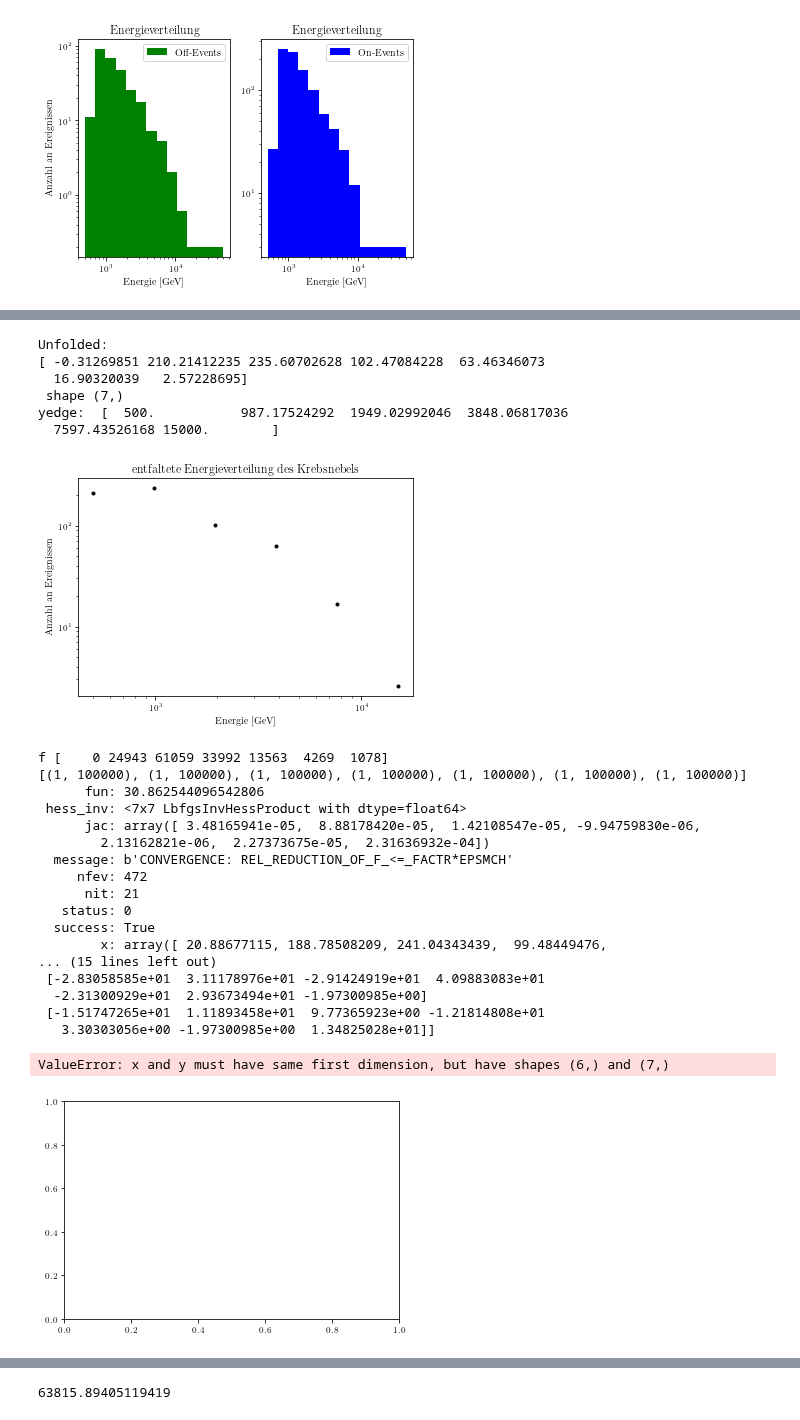
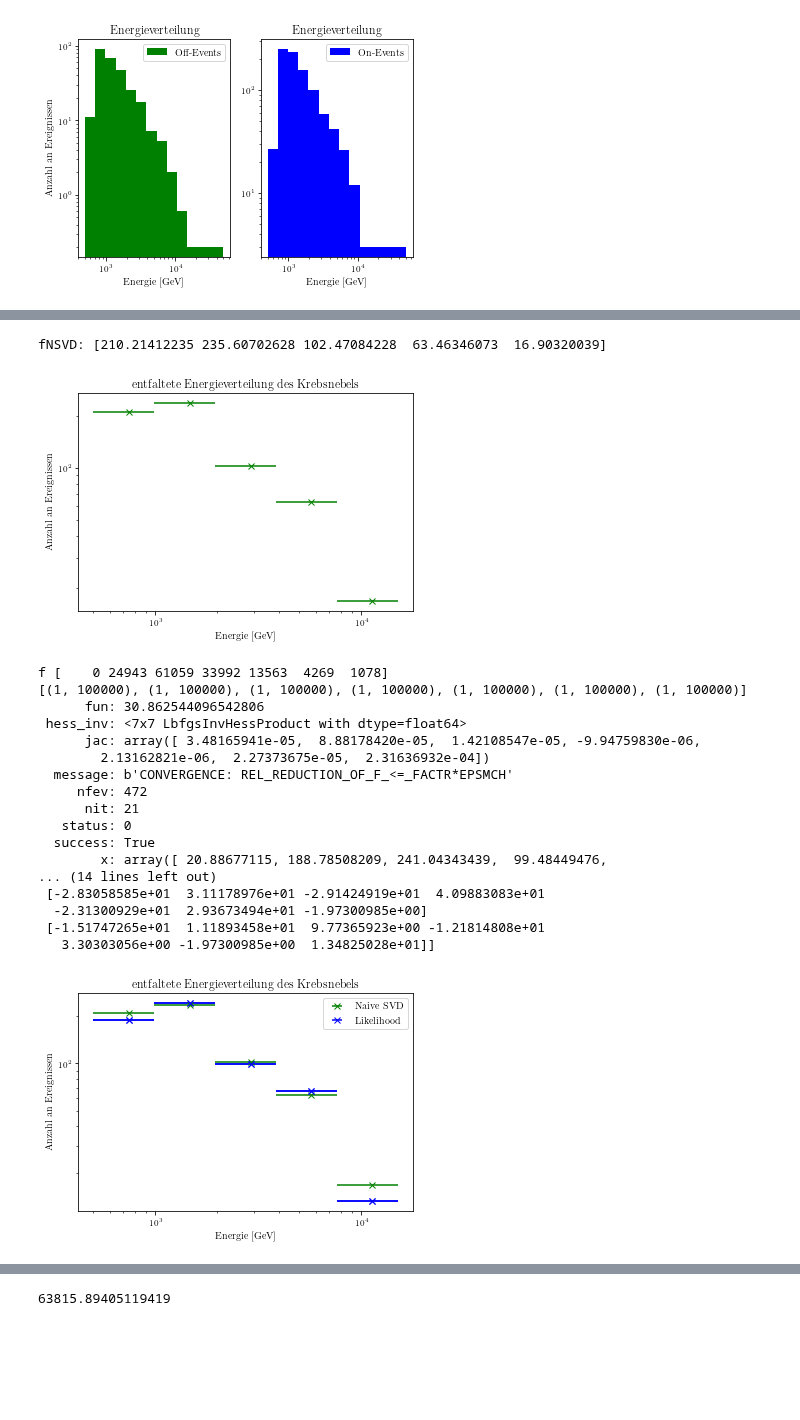
Before and after one commit to Ninilini/FP_Teilchen, a Jupyter notebook: FACT/plots/data_reading.ipynb, the cells around one changed output, grey strips where cells are left out. Cells and saved outputs as stored; diff of their text form; code cells hidden in the pictures; blank space fills up the shorter version.

```diff
--- a/FACT/plots/data_reading.ipynb
+++ b/FACT/plots/data_reading.ipynb
@@ -255,24 +254,22 @@ print(inv)
 # %%
 # Naive Entfaltung
 ev = g-b
-print('Unfolded: \n{}\n shape {}'.format(inv.dot(ev), np.shape(inv.dot(ev))))
-print('yedge: ', yedge[1:-1])
-plt.plot(yedge[1:-1], inv.dot(ev)[1:], 'k.')
+fNSVD = inv@ev
+fNSVD = fNSVD[1:-1]
+print('fNSVD:', fNSVD)
+xpos=[yedge[i]-(yedge[i] - yedge[i-1])/2 for i in range(1,len(yedge))]
+xpos=xpos[1:-1]
+xerr=[(yedge[i] - yedge[i-1])/2 for i in range(2,len(yedge)-1)]
+plt.errorbar(xpos, fNSVD, xerr=xerr, fmt='gx')
 plt.xscale('log')
 plt.yscale('log')
 plt.xlabel('Energie [GeV]')
 plt.ylabel('Anzahl an Ereignissen')
 plt.title('entfaltete Energieverteilung des Krebsnebels')
 plt.savefig('Entfaltung_1.pdf')
-fNSVD = inv@ev
 # %% [output]
-Unfolded:
-[ -0.31269851 210.21412235 235.60702628 102.47084228  63.46346073
-  16.90320039   2.57228695]
- shape (7,)
-yedge:  [  500.           987.17524292  1949.02992046  3848.06817036
-  7597.43526168 15000.        ]
+fNSVD: [210.21412235 235.60702628 102.47084228  63.46346073  16.90320039]
-[figure, old version]
+[figure, new version]
 # %%
 # negative Log-Likelihood-Entfaltung
 def NegLog(f, A, b, g):
@@ -289,40 +286,50 @@ estimator = minimize(NegLog, f+100, args=(matrix, b, g), method='L-BFGS-B', boun
 print(estimator)
 #Schätzer
 fLike = estimator['x']
-print('Schätzer:', fLike)
+fLike_plot = estimator['x'][1:-1]
+print('Schätzer:', fLike_plot)
 print('yedge: ', yedge)
 
 #Hessematrix aus Minimize für Fehlerrechnung auf Schätzer
 Hess_Inv = estimator['hess_inv'].todense()
 print('Kovarianzmatrix:',Hess_Inv)
 
-plt.plot(yedge[1:-1], fLike, 'k.')
+plt.errorbar(xpos, fLike_plot, xerr=xerr, fmt='bx')
 plt.xscale('log')
 plt.yscale('log')
 plt.xlabel('Energie [GeV]')
 plt.ylabel('Anzahl an Ereignissen')
 plt.title('entfaltete Energieverteilung des Krebsnebels')
 plt.savefig('Entfaltung_2.pdf')
+
+plt.errorbar(xpos, fNSVD, xerr=xerr, fmt='gx', label='Naive SVD')
+plt.errorbar(xpos, fLike_plot, xerr=xerr, fmt='bx', label='Likelihood')
+plt.xscale('log')
+plt.yscale('log')
+plt.xlabel('Energie [GeV]')
+plt.ylabel('Anzahl an Ereignissen')
+plt.title('entfaltete Energieverteilung des Krebsnebels')
+plt.legend()
+plt.savefig('Entfaltung_VGL.pdf')
 # %% [output]
 f [    0 24943 61059 33992 13563  4269  1078]
 [(1, 100000), (1, 100000), (1, 100000), (1, 100000), (1, 100000), (1, 100000), (1, 100000)]
       fun: 30.862544096542806
  hess_inv: <7x7 LbfgsInvHessProduct with dtype=float64>
       jac: array([ 3.48165941e-05,  8.88178420e-05,  1.42108547e-05, -9.94759830e-06,
         2.13162821e-06,  2.27373675e-05,  2.31636932e-04])
   message: b'CONVERGENCE: REL_REDUCTION_OF_F_<=_FACTR*EPSMCH'
      nfev: 472
       nit: 21
    status: 0
   success: True
         x: array([ 20.88677115, 188.78508209, 241.04343439,  99.48449476,
-... (15 lines left out)
+... (14 lines left out)
  [-2.83058585e+01  3.11178976e+01 -2.91424919e+01  4.09883083e+01
   -2.31300929e+01  2.93673494e+01 -1.97300985e+00]
  [-1.51747265e+01  1.11893458e+01  9.77365923e+00 -1.21814808e+01
    3.30303056e+00 -1.97300985e+00  1.34825028e+01]]
-ValueError: x and y must have same first dimension, but have shapes (6,) and (7,)
-[figure, old version]
+[figure, new version]
 # %%
 #Zufallszahlen mit Multivarianten Gauss
 fLike_Var = np.random.multivariate_normal(fLike, Hess_Inv, size=10000)
```
Also changed, not shown: parts of 9 cells of this notebook, 1 other file.
